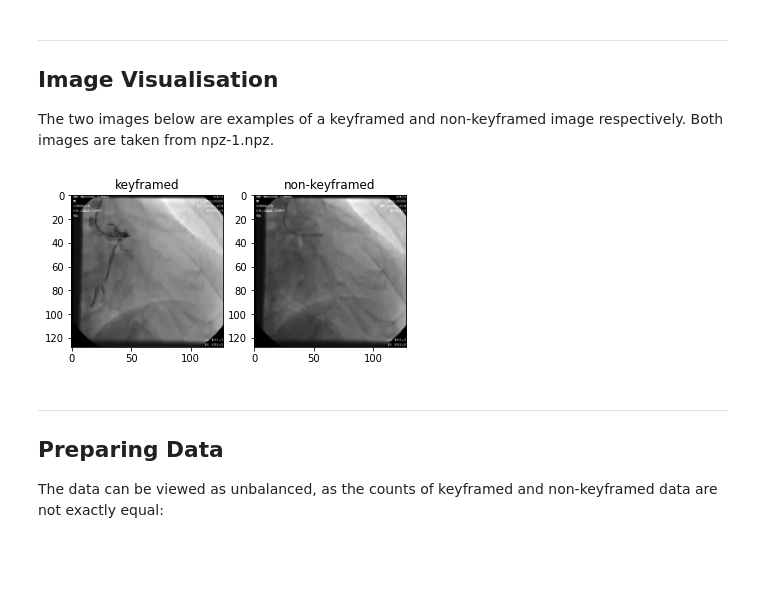
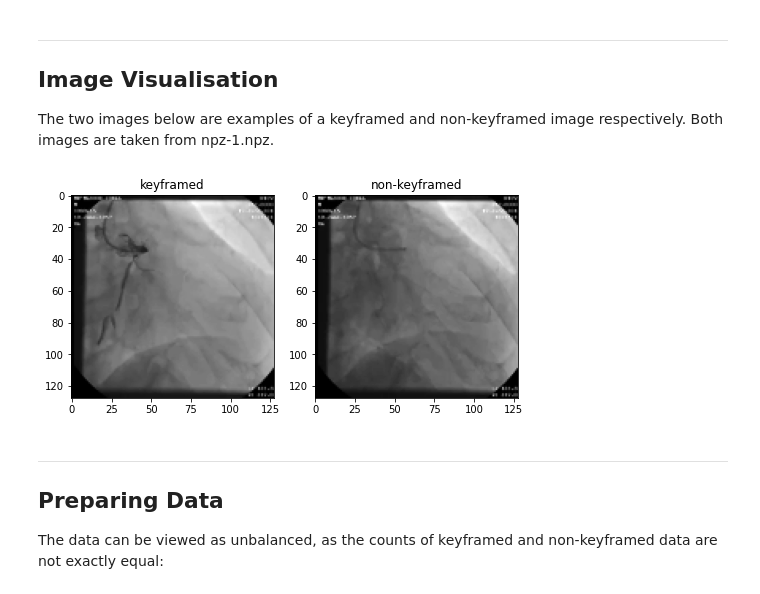
Before and after one commit to AaronYong179/angioAssessment, a Jupyter notebook: assessment.ipynb, the cells around one changed output. Cells and saved outputs as stored; diff of their text form; code cells hidden in the pictures; blank space fills up the shorter version.

Commit message:
validation and visualisation; slight formatting

```diff
--- a/assessment.ipynb
+++ b/assessment.ipynb
@@ -40,23 +73,26 @@ The two images below are examples of a keyframed and non-keyframed image respect
 # %%
 import matplotlib.pyplot as plt
 
 # Extract example of keyframed and non-keyframed data
 keyframed_img_eg = data['0'][0]
 non_keyframed_img_eg = data['1'][0]
 
 images = list(map(lambda x:x[0][0,:,:], [keyframed_img_eg, non_keyframed_img_eg]))
 titles = ["keyframed", "non-keyframed"]
 
-fig, axes = plt.subplots(1, 2)
+# configure plot area
+fig, axes = plt.subplots(ncols=2)
+fig.set_size_inches(8, 6)
 
+# plot images
 for i in range(len(images)):
   img = images[i]; title = titles[i]
   axes[i].imshow(img, cmap='gray')
   axes[i].set_title(title)
 
 plt.show()
 # %% [output]
-[figure, old version]
+[figure, new version]
 # %% [markdown]
 ---
 ## Preparing Data
```
Also changed, not shown: parts of 25 cells of this notebook.
